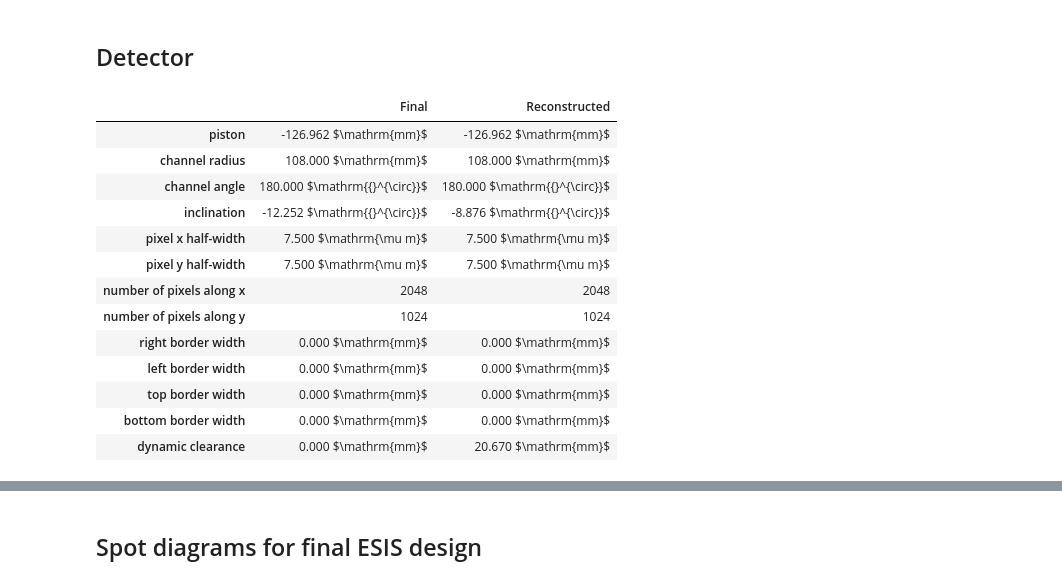
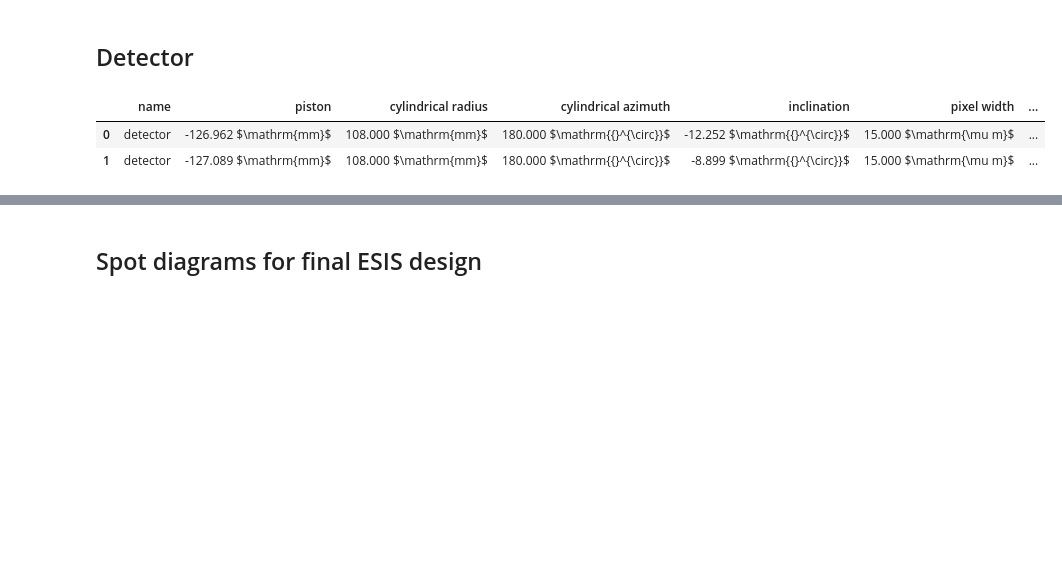
Before and after one commit to Kankelborg-Group/ESIS, a Jupyter notebook: esis/optics/reproduce_esis.ipynb, the cells around one changed output, grey strips where cells are left out. Drawn from its saved outputs; the diff is of its cells as text; code cells hidden in the pictures; blank space fills up the shorter version.

```diff
--- a/esis/optics/reproduce_esis.ipynb
+++ b/esis/optics/reproduce_esis.ipynb
@@ -162,7 +162,5 @@ _ = axs_obscuration[1].set_title(name_new)
 # %% [markdown]
 ## Primary Mirror
 # %%
-c_old.primary.name = name_old
-c_new.primary.name = name_new
-pd.concat([c_old.primary.dataframe, c_new.primary.dataframe], axis='columns')
+pd.concat([c_old.primary.dataframe, c_new.primary.dataframe], ignore_index=True)
 # %% [output]
@@ -201,7 +195,5 @@ _ = axs_primary[1].set_title(name_new)
 # %% [markdown]
 ## Field Stop
 # %%
-c_old.field_stop.name = name_old
-c_new.field_stop.name = name_new
-pd.concat([c_old.field_stop.dataframe, c_new.field_stop.dataframe], axis='columns')
+pd.concat([c_old.field_stop.dataframe, c_new.field_stop.dataframe], ignore_index=True)
 # %% [output]
@@ -238,7 +229,5 @@ _ = axs_field_stop[1].set_title(name_new)
 # %% [markdown]
 ## Grating
 # %%
-c_old.grating.name = name_old
-c_new.grating.name = name_new
-pd.concat([c_old.grating.dataframe, c_new.grating.dataframe], axis='columns')
+pd.concat([c_old.grating.dataframe, c_new.grating.dataframe], ignore_index=True)
 # %% [output]
@@ -287,7 +263,5 @@ _ = axs_grating[1].set_title(name_new)
 # %% [markdown]
 ## Filter
 # %%
-c_old.filter.name = name_old
-c_new.filter.name = name_new
-pd.concat([c_old.filter.dataframe, c_new.filter.dataframe], axis='columns')
+pd.concat([c_old.filter.dataframe, c_new.filter.dataframe], ignore_index=True)
 # %% [output]
@@ -320,24 +290,11 @@ _ = axs_filter[1].set_title(name_new)
 # %% [markdown]
 ## Detector
 # %%
-c_old.detector.name = name_old
-c_new.detector.name = name_new
-pd.concat([c_old.detector.dataframe, c_new.detector.dataframe], axis='columns')
+pd.concat([c_old.detector.dataframe, c_new.detector.dataframe], ignore_index=True)
 # %% [output]
-|  | Final | Reconstructed |
-| piston | -126.962 $\mathrm{mm}$ | -126.962 $\mathrm{mm}$ |
-| channel radius | 108.000 $\mathrm{mm}$ | 108.000 $\mathrm{mm}$ |
-| channel angle | 180.000 $\mathrm{{}^{\circ}}$ | 180.000 $\mathrm{{}^{\circ}}$ |
-| inclination | -12.252 $\mathrm{{}^{\circ}}$ | -8.876 $\mathrm{{}^{\circ}}$ |
-| pixel x half-width | 7.500 $\mathrm{\mu m}$ | 7.500 $\mathrm{\mu m}$ |
-| pixel y half-width | 7.500 $\mathrm{\mu m}$ | 7.500 $\mathrm{\mu m}$ |
-| number of pixels along x | 2048 | 2048 |
-| number of pixels along y | 1024 | 1024 |
-| right border width | 0.000 $\mathrm{mm}$ | 0.000 $\mathrm{mm}$ |
-| left border width | 0.000 $\mathrm{mm}$ | 0.000 $\mathrm{mm}$ |
-| top border width | 0.000 $\mathrm{mm}$ | 0.000 $\mathrm{mm}$ |
-| bottom border width | 0.000 $\mathrm{mm}$ | 0.000 $\mathrm{mm}$ |
-| dynamic clearance | 0.000 $\mathrm{mm}$ | 20.670 $\mathrm{mm}$ |
+|  | name | piston | cylindrical radius | cylindrical azimuth | inclination | pixel width | ... |
+| 0 | detector | -126.962 $\mathrm{mm}$ | 108.000 $\mathrm{mm}$ | 180.000 $\mathrm{{}^{\circ}}$ | -12.252 $\mathrm{{}^{\circ}}$ | 15.000 $\mathrm{\mu m}$ | ... |
+| 1 | detector | -127.089 $\mathrm{mm}$ | 108.000 $\mathrm{mm}$ | 180.000 $\mathrm{{}^{\circ}}$ | -8.899 $\mathrm{{}^{\circ}}$ | 15.000 $\mathrm{\mu m}$ | ... |
 # %%
 fig_detector, axs_detector = plt.subplots(ncols=2, figsize=(7.5, 3), constrained_layout=True)
 _ = esis_optics.system.plot_footprint(
```
Also changed, not shown: parts of 17 cells of this notebook, 11 other files.
